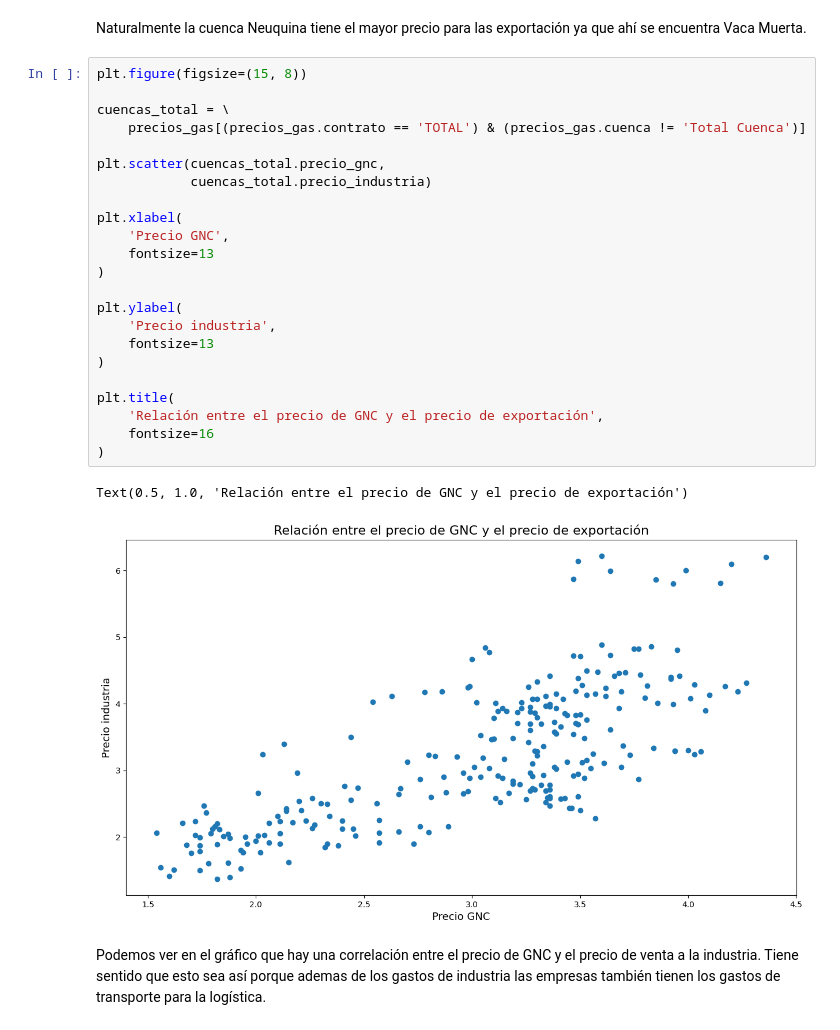
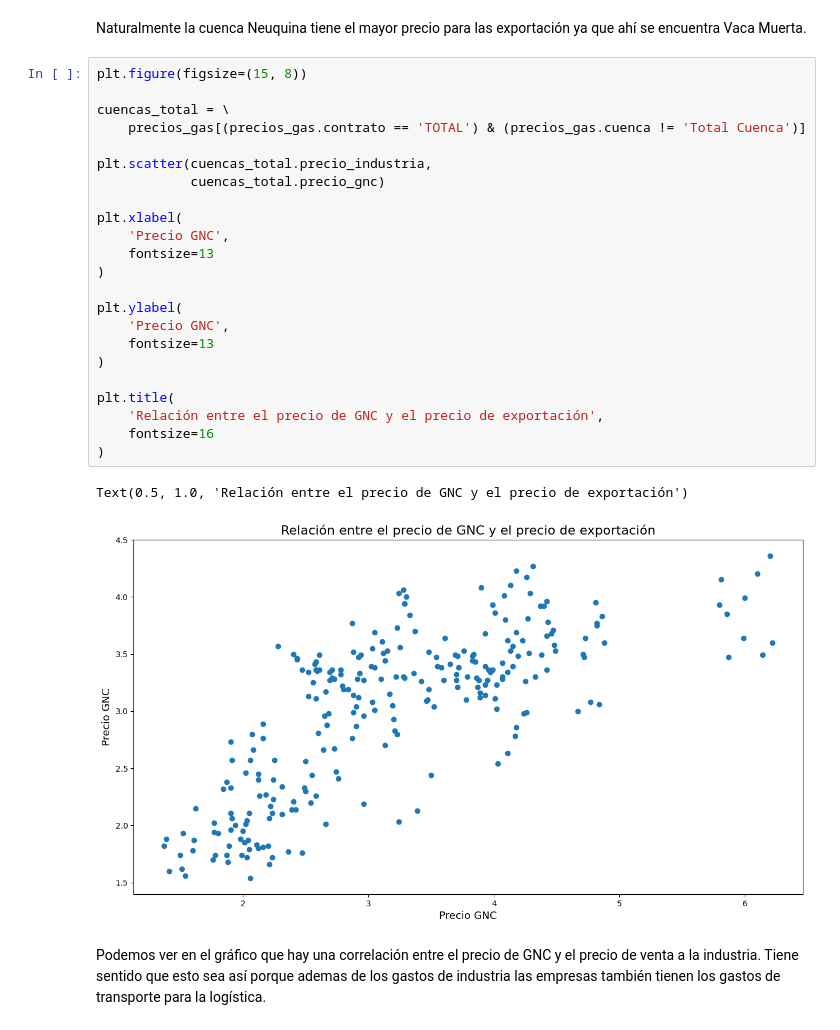
Before and after one commit to Isaiasgaray/fundamentos_final, a Jupyter notebook: TP_Final.ipynb, the cells around one changed output. Drawn from its saved outputs; the diff is of its cells as text.

```diff
--- a/TP_Final.ipynb
+++ b/TP_Final.ipynb
@@ -110,29 +110,29 @@ Naturalmente la cuenca Neuquina tiene el mayor precio para las exportación ya q
 # %%
 plt.figure(figsize=(15, 8))
 
 cuencas_total = \
     precios_gas[(precios_gas.contrato == 'TOTAL') & (precios_gas.cuenca != 'Total Cuenca')]
 
-plt.scatter(cuencas_total.precio_gnc,
-            cuencas_total.precio_industria)
+plt.scatter(cuencas_total.precio_industria,
+            cuencas_total.precio_gnc)
 
 plt.xlabel(
     'Precio GNC',
     fontsize=13
 )
 
 plt.ylabel(
-    'Precio industria',
+    'Precio GNC',
     fontsize=13
 )
 
 plt.title(
     'Relación entre el precio de GNC y el precio de exportación',
     fontsize=16
 )
 # %% [output]
 Text(0.5, 1.0, 'Relación entre el precio de GNC y el precio de exportación')
-[figure, old version]
+[figure, new version]
 # %% [markdown]
 Podemos ver en el gráfico que hay una correlación entre el precio de GNC y el precio de venta a la industria. Tiene sentido que esto sea así porque ademas de los gastos de industria las empresas también tienen los gastos de transporte para la logística.
 # %%
```
Also changed, not shown: parts of 5 cells of this notebook.
